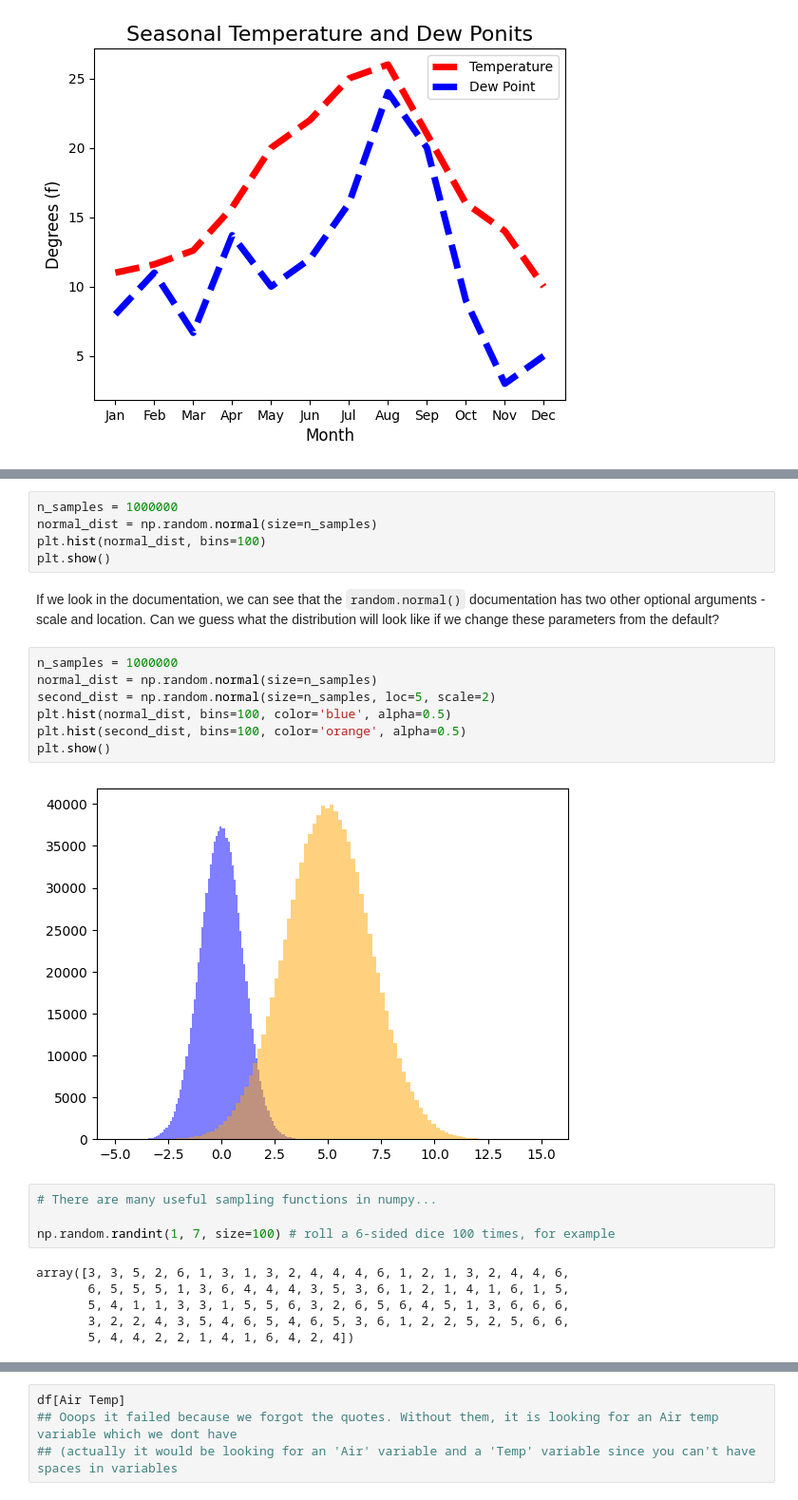
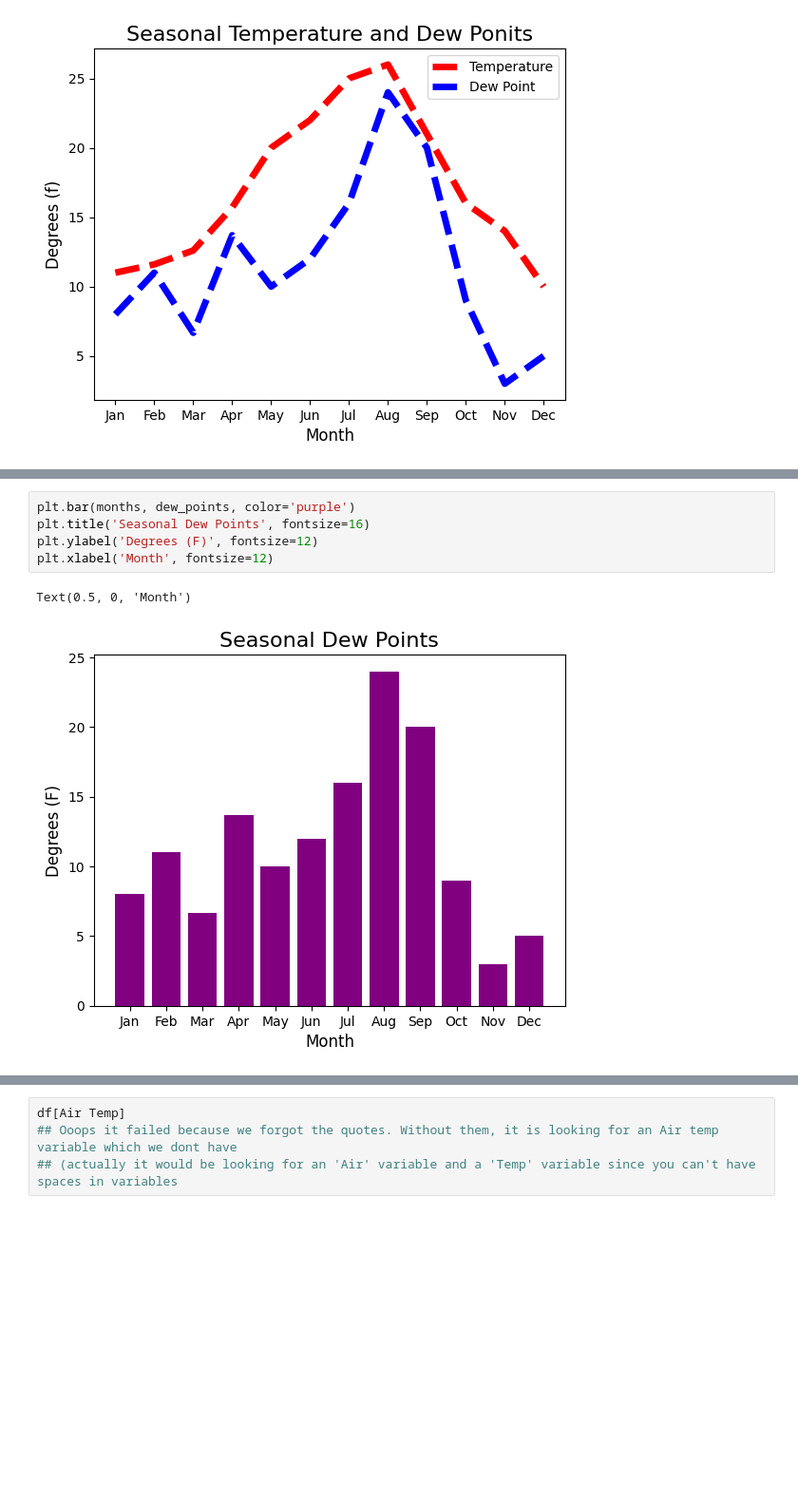
Before and after one commit to charlie-becker/MTR2040, a Jupyter notebook: MTR2040_lab_3.ipynb, the cells around one changed output, grey strips where cells are left out. Shown: that part at 95% size. Cells and saved outputs as stored; diff of their text form; blank space fills up the shorter version.

```diff
--- a/MTR2040_lab_3.ipynb
+++ b/MTR2040_lab_3.ipynb
@@ -102,29 +58,11 @@ plt.show()
-# %%
-n_samples = 1000000
-normal_dist = np.random.normal(size=n_samples)
-plt.hist(normal_dist, bins=100)
-plt.show()
-# %% [markdown]
-If we look in the documentation, we can see that the `random.normal()` documentation has two other optional arguments - scale and location. Can we guess what the distribution will look like if we change these parameters from the default?
-# %%
-n_samples = 1000000
-normal_dist = np.random.normal(size=n_samples)
-second_dist = np.random.normal(size=n_samples, loc=5, scale=2)
-plt.hist(normal_dist, bins=100, color='blue', alpha=0.5)
-plt.hist(second_dist, bins=100, color='orange', alpha=0.5)
-plt.show()
-# %% [output]
-[figure, removed]
-# %%
-# There are many useful sampling functions in numpy...
-
-np.random.randint(1, 7, size=100) # roll a 6-sided dice 100 times, for example
-# %% [output]
-array([3, 3, 5, 2, 6, 1, 3, 1, 3, 2, 4, 4, 4, 6, 1, 2, 1, 3, 2, 4, 4, 6,
-       6, 5, 5, 5, 1, 3, 6, 4, 4, 4, 3, 5, 3, 6, 1, 2, 1, 4, 1, 6, 1, 5,
-       5, 4, 1, 1, 3, 3, 1, 5, 5, 6, 3, 2, 6, 5, 6, 4, 5, 1, 3, 6, 6, 6,
-       3, 2, 2, 4, 3, 5, 4, 6, 5, 4, 6, 5, 3, 6, 1, 2, 2, 5, 2, 5, 6, 6,
-       5, 4, 4, 2, 2, 1, 4, 1, 6, 4, 2, 4])
+# %%
+plt.bar(months, dew_points, color='purple')
+plt.title('Seasonal Dew Points', fontsize=16)
+plt.ylabel('Degrees (F)', fontsize=12)
+plt.xlabel('Month', fontsize=12)
+# %% [output]
+Text(0.5, 0, 'Month')
+[figure, added]
 # %% [markdown]
 ## Intro to Pandas
 Pandas is a common Python library used to store, view and manipulate tabular data (usually two-dimensional), similar to a database. In pandas a tabular object (like a spreadsheet) is referred to as a **dataframe**. It can make working with spreadsheets much, much easier. Let's go ahead and open up some data.
```
Also changed, not shown: parts of 49 cells of this notebook.
